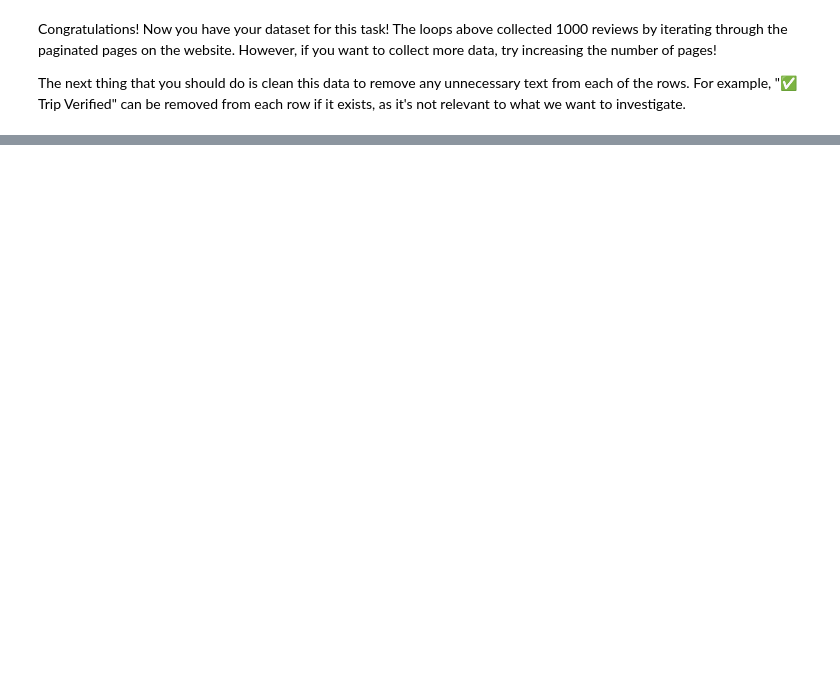
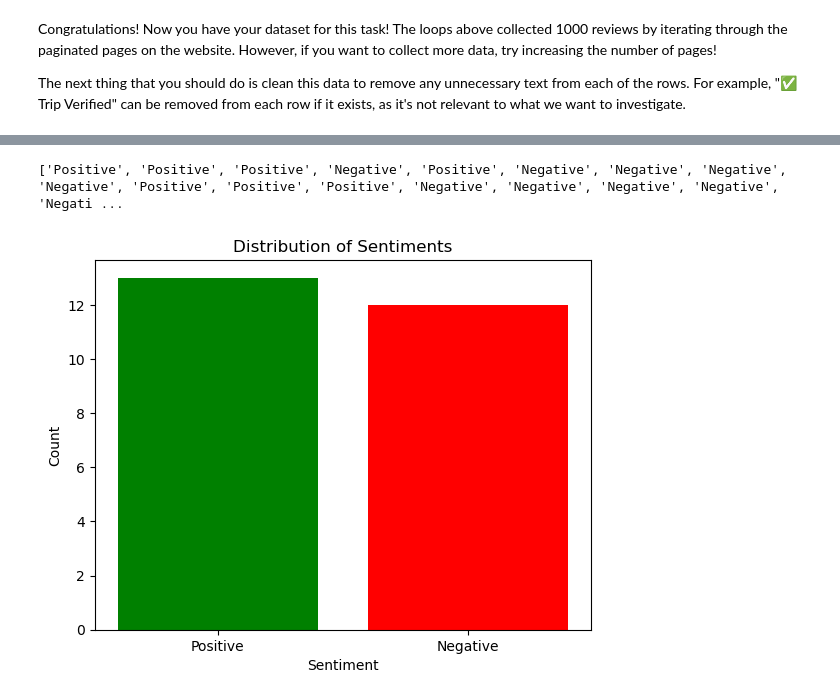
Before and after one commit to damipop7/BritishAirlineForage, a Jupyter notebook: getting_started.ipynb, the cells around one changed output, grey strips where cells are left out. Cells and saved outputs as stored; diff of their text form; code cells hidden in the pictures; blank space fills up the shorter version.

```diff
--- a/getting_started.ipynb
+++ b/getting_started.ipynb
@@ -83,0 +73,16 @@ soup = pd.read_csv("/")
+# %%
+import csv
+arr = [] #Array to store all the reviews
+
+#Read the file from the directory and print
+with open('/Users/oluwadamilolapopoola/Documents/GitHub/BritishAirlineForage/BA_reviews.csv', 'r') as file:
+    csvreader = csv.reader(file)
+    for row in csvreader:
+        reviews = row[1]
+        replace1 = reviews.replace('✅ Trip Verified |', "")
+        replace2 = replace1.replace('Not Verified |', "")
+        arr.append(replace2)
+
+    #Prints and stores the reviews in an array and removes the String "Review" from index 0
+    reviews_arr = arr.pop(0)
+    print(arr)
@@ -83,0 +197,22 @@ soup = pd.read_csv("/")
+# %%
+print(sent_arr)
+
+import matplotlib.pyplot as plt
+
+# Count the occurrences of positive and negative sentiments
+positive_count = sent_arr.count("Positive")
+negative_count = sent_arr.count("Negative")
+
+# Labels and values for the bar chart
+labels = ["Positive", "Negative"]
+values = [positive_count, negative_count]
+
+# Create a bar chart
+plt.bar(labels, values, color=['green', 'red'])
+plt.xlabel('Sentiment')
+plt.ylabel('Count')
+plt.title('Distribution of Sentiments')
+plt.show()
+# %% [output]
+['Positive', 'Positive', 'Positive', 'Negative', 'Positive', 'Negative', 'Negative', 'Negative', 'Negative', 'Positive', 'Positive', 'Positive', 'Negative', 'Negative', 'Negative', 'Negative', 'Negati ...
+[figure, added]
```
Also changed, not shown: parts of 9 cells of this notebook, 3 other files.
